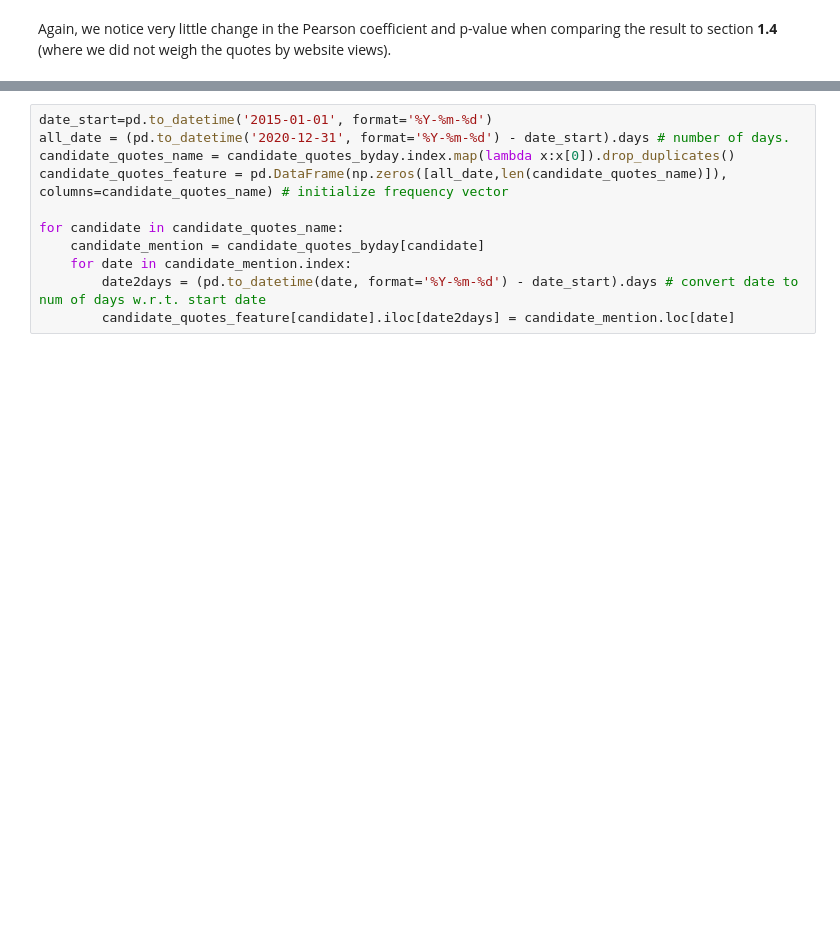
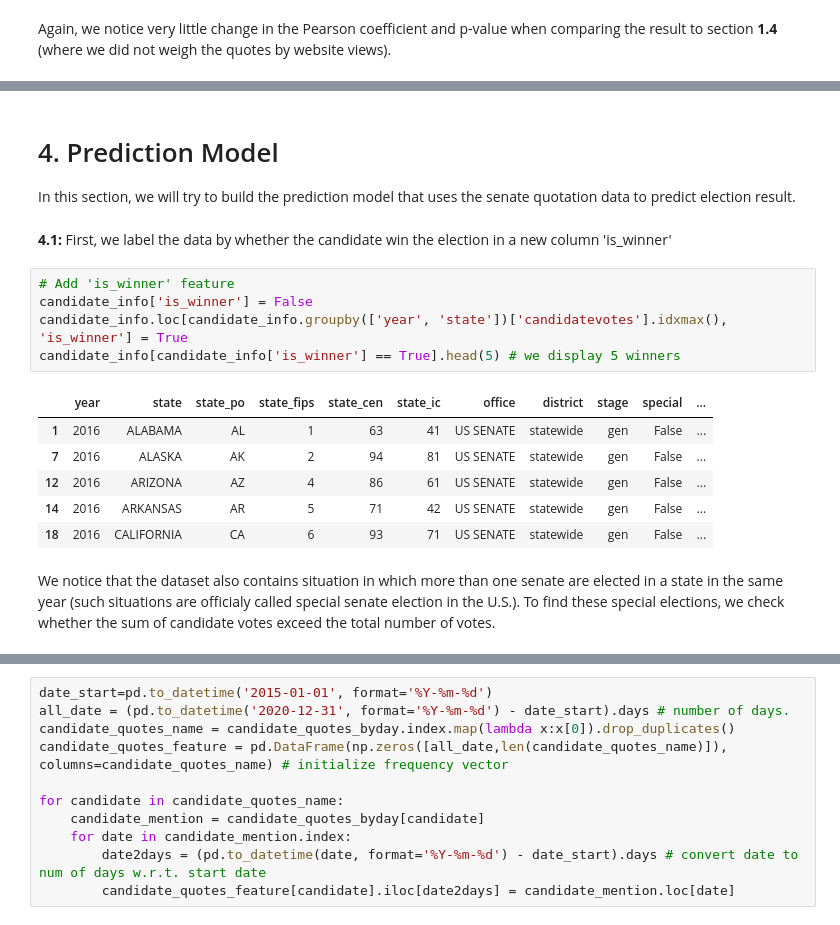
Before and after one commit to epfl-ada/ada-2021-project-chilldatagroup, a Jupyter notebook: Milestone2.ipynb, the cells around one changed output, grey strips where cells are left out. Saved outputs shown, nothing was run; the diff lists cells and outputs as text; blank space fills up the shorter version.

Commit message:
prepate data for training

```diff
--- a/Milestone2.ipynb
+++ b/Milestone2.ipynb
@@ -918,0 +919,19 @@ candidate_quotes_cluster_feature_filted['DIANNE FEINSTEIN'].rolling(window=30).s
+# %% [markdown]
+# 4. Prediction Model
+In this section, we will try to build the prediction model that uses the senate quotation data to predict election result.
+# %% [markdown]
+**4.1:** First, we label the data by whether the candidate win the election in a new column 'is_winner'
+# %%
+# Add 'is_winner' feature
+candidate_info['is_winner'] = False
+candidate_info.loc[candidate_info.groupby(['year', 'state'])['candidatevotes'].idxmax(), 'is_winner'] = True
+candidate_info[candidate_info['is_winner'] == True].head(5) # we display 5 winners
+# %% [output]
+|  | year | state | state_po | state_fips | state_cen | state_ic | office | district | stage | special | ... |
+| 1 | 2016 | ALABAMA | AL | 1 | 63 | 41 | US SENATE | statewide | gen | False | ... |
+| 7 | 2016 | ALASKA | AK | 2 | 94 | 81 | US SENATE | statewide | gen | False | ... |
+| 12 | 2016 | ARIZONA | AZ | 4 | 86 | 61 | US SENATE | statewide | gen | False | ... |
+| 14 | 2016 | ARKANSAS | AR | 5 | 71 | 42 | US SENATE | statewide | gen | False | ... |
+| 18 | 2016 | CALIFORNIA | CA | 6 | 93 | 71 | US SENATE | statewide | gen | False | ... |
+# %% [markdown]
+We notice that the dataset also contains situation in which more than one senate are elected in a state in the same year (such situations are officialy called special senate election in the U.S.). To find these special elections, we check whether the sum of candidate votes exceed the total number of votes.
```
Also changed, not shown: parts of 68 cells of this notebook.
